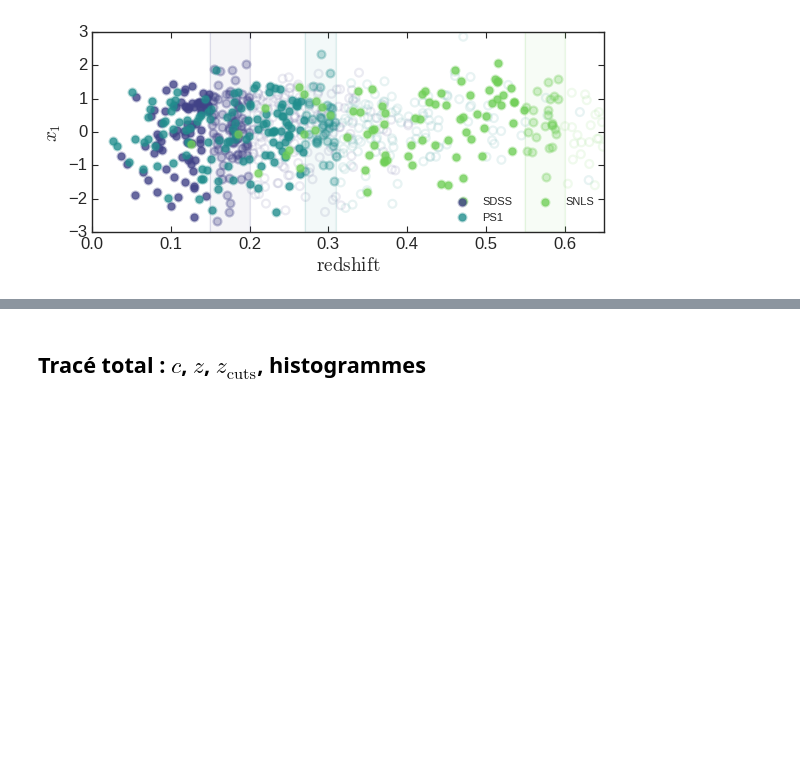
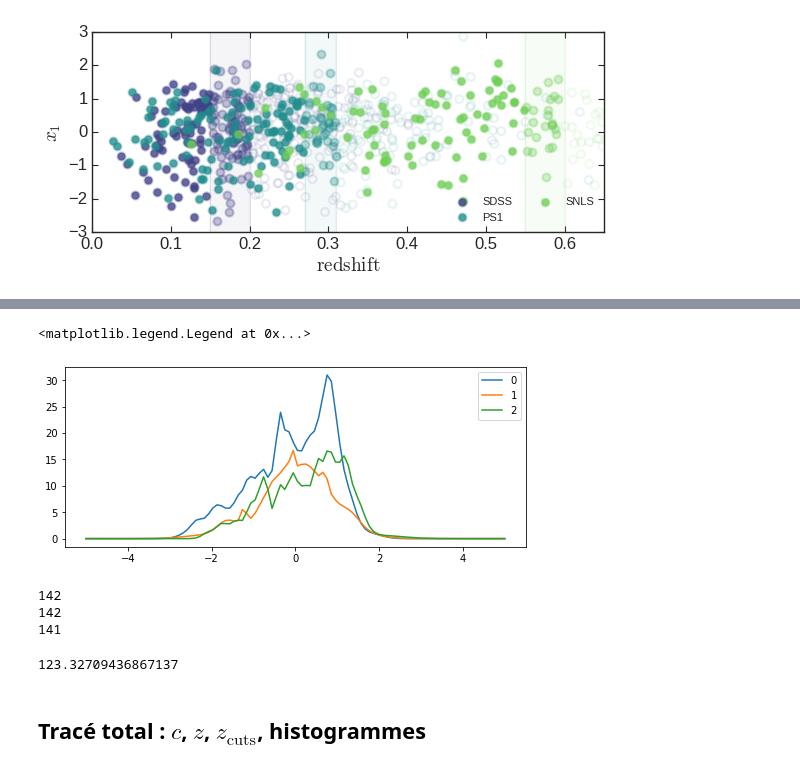
Before and after one commit to Nora-n/variaIa, a Jupyter notebook: notebooks/draft_plots_simple_maglim.ipynb, the cells around one changed output, grey strips where cells are left out. Drawn from its saved outputs; the diff is of its cells as text; code cells hidden in the pictures; blank space fills up the shorter version.

```diff
--- a/notebooks/draft_plots_simple_maglim.ipynb
+++ b/notebooks/draft_plots_simple_maglim.ipynb
@@ -432,9 +445,0 @@ fig=plt.gcf()
-# %%
-xmax_cuts = dict()
-x1_xcuts = dict()
-z_xcuts = dict()
-
-for survey in surveys:
-    xmax_cuts[survey] = np.where(x1_zcuts[survey] < -.5)
-    x1_xcuts[survey] = x1_zcuts[survey][xmax_cuts[survey]]
-    z_xcuts[survey] = z_zcuts[survey][xmax_cuts[survey]]
@@ -706,0 +632,2 @@ fig.savefig('../../../Images/stretch_maglim-cuts.pdf', bbox_inches='tight')
+# %%
+vio_bins = [0, 0.2, 0.4, 0.6]
@@ -813,0 +864,31 @@ fig.savefig('../../../Images/both_maglim-cuts.pdf', bbox_inches='tight')
+# %%
+xx = np.linspace(-5, 5, 100)
+G = dict()
+Z = dict()
+for i in range(3):
+    Z[i] = dataz_all[np.where((dataz_all > vio_bins[i])
+                            & (dataz_all < vio_bins[i+1]))]
+    G[i] = gauss(xx[:,None], 0,
+                 datax_all[np.where((dataz_all > vio_bins[i])
+                                 & (dataz_all < vio_bins[i+1]))],
+                 datax_err_all[np.where((dataz_all > vio_bins[i])
+                                   & (dataz_all < vio_bins[i+1]))])
+# %%
+fig = plt.figure(figsize=[8, 5])
+ax = fig.add_axes([0.1, 0.12, 0.8, 0.5])
+
+for i in range(3):
+    ax.plot(xx, np.sum(G[i].T, axis=0)/2.3, label=str(i))
+
+ax.legend()
+# %% [output]
+<matplotlib.legend.Legend at 0x...>
+[figure, added]
+# %%
+for i in range(3):
+    print(len(datax_all[np.where((dataz_all > vio_bins[i])
+                               & (dataz_all < vio_bins[i+1]))]))
+# %% [output]
+142
+142
+141
@@ -814,3 +933,7 @@ fig.savefig('../../../Images/both_maglim-cuts.pdf', bbox_inches='tight')
+# %%
+sumi
+# %% [output]
+123.32709436867137
 # %% [markdown]
 ## Tracé total : $c$, $z$, $z_{\mathrm{cuts}}$, histogrammes
 # %%
```
Also changed, not shown: parts of 19 cells of this notebook, 1 other file.
